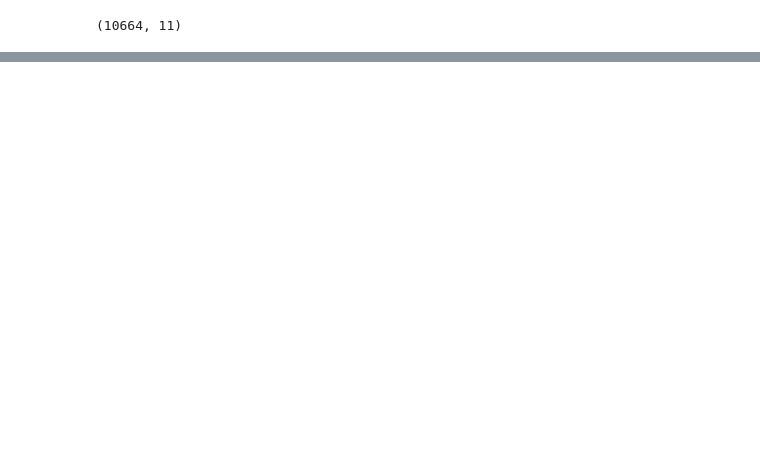
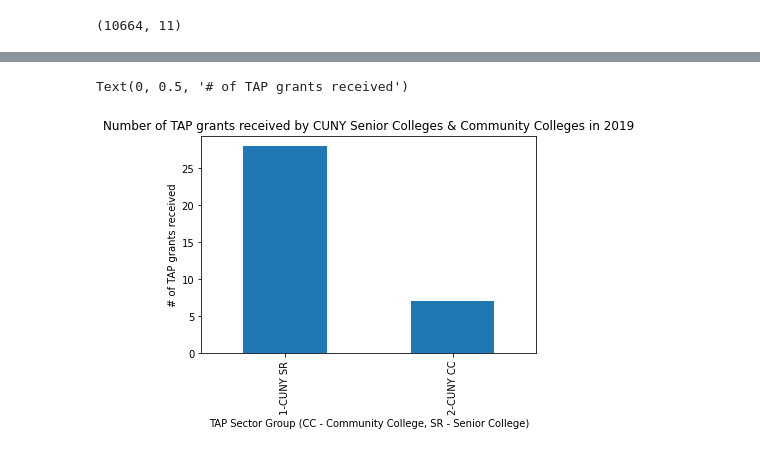
Before and after one commit to agyapongeli77/data-science-project, a Jupyter notebook: Project - MAT 328 Techniques In Data Science.ipynb, the cells around one changed output, grey strips where cells are left out. Saved outputs shown, nothing was run; the diff lists cells and outputs as text; code cells hidden in the pictures; blank space fills up the shorter version.

```diff
--- a/Project - MAT 328 Techniques In Data Science.ipynb
+++ b/Project - MAT 328 Techniques In Data Science.ipynb
@@ -84,0 +95,8 @@ y2019_cuny_tap_data.head()
+# %%
+y2019_cuny_tap_data["TAP Sector Group"].value_counts().plot.bar()
+plt.title("Number of TAP grants received by CUNY Senior Colleges & Community Colleges in 2019")
+plt.xlabel("TAP Sector Group (CC - Community College, SR - Senior College)")
+plt.ylabel("# of TAP grants received")
+# %% [output]
+Text(0, 0.5, '# of TAP grants received')
+[figure, added]
```
Also changed, not shown: parts of 4 cells of this notebook.
